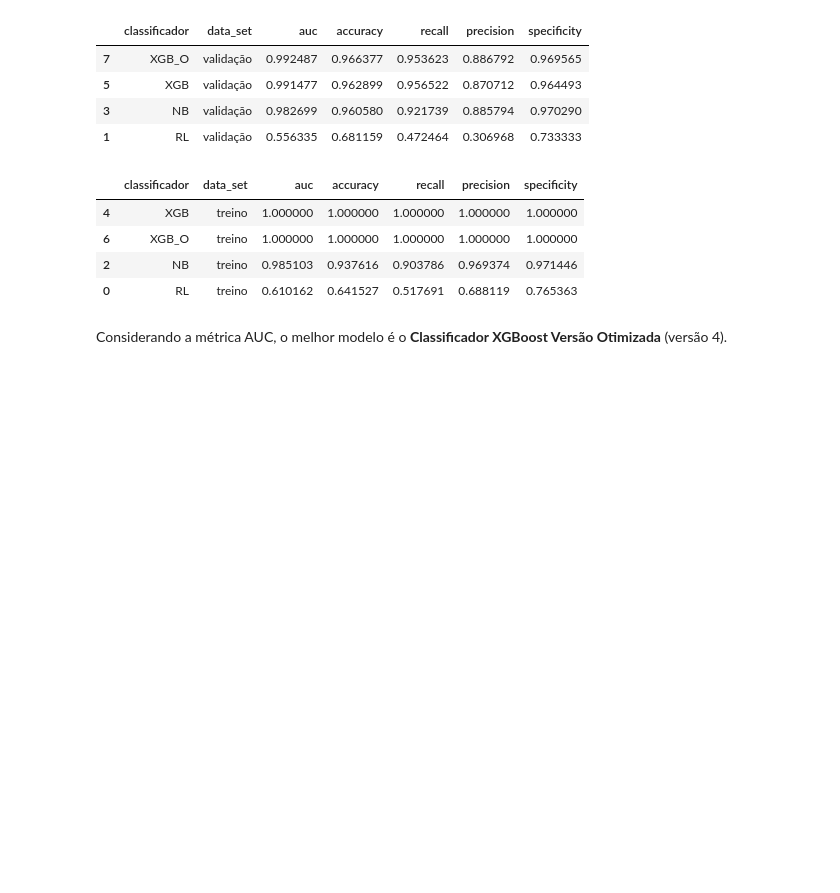
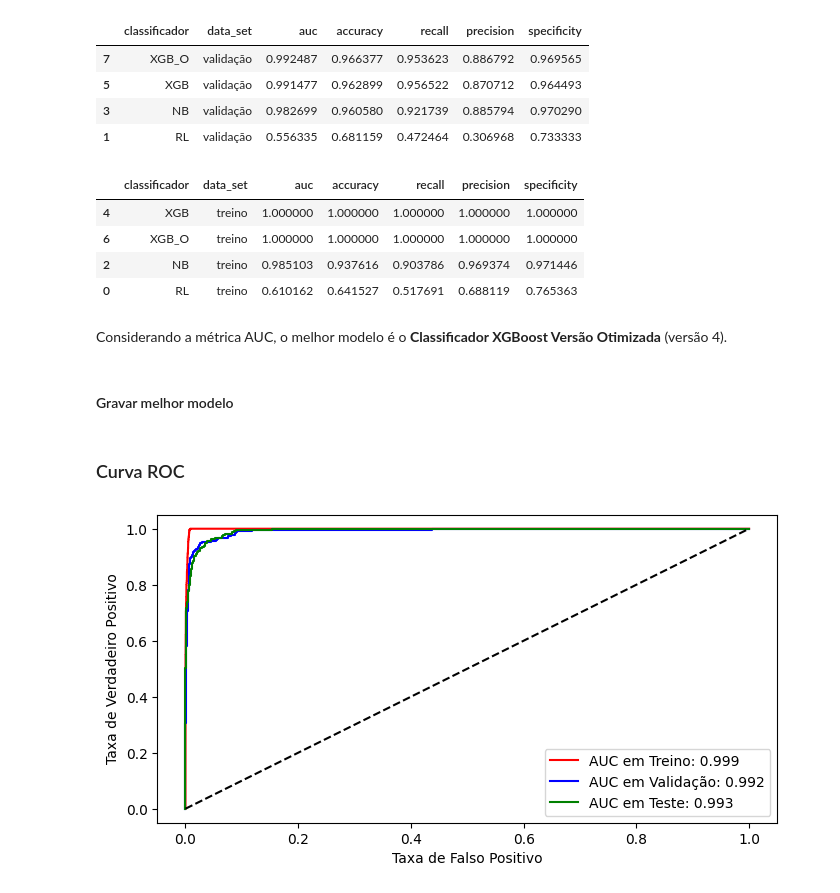
Before and after one commit to prisciladalepiane/machine-learning, a Jupyter notebook: 03-bio/02-previsao-epilepsia/Principal.ipynb, the cells around one changed output. Cells and saved outputs as stored; diff of their text form; code cells hidden in the pictures; blank space fills up the shorter version.

```diff
--- a/03-bio/02-previsao-epilepsia/Principal.ipynb
+++ b/03-bio/02-previsao-epilepsia/Principal.ipynb
@@ -688,3 +688,5 @@ df_results[df_results['data_set'] == 'treino'].sort_values(by = 'auc', ascending
 | 0 | RL | treino | 0.610162 | 0.641527 | 0.517691 | 0.688119 | 0.765363 |
 # %% [markdown]
 Considerando a métrica AUC, o melhor modelo é o **Classificador XGBoost Versão Otimizada** (versão 4).
+# %% [markdown]
+#### Gravar melhor modelo
@@ -690,0 +723,31 @@ Considerando a métrica AUC, o melhor modelo é o **Classificador XGBoost Versã
+# %%
+y_train_preds = melhor_modelo.predict_proba(X_train_tf)[:,1]
+y_valid_preds = melhor_modelo.predict_proba(X_valid_tf)[:,1]
+y_test_preds = melhor_modelo.predict_proba(X_test_tf)[:,1]
+# %% [markdown]
+### Curva ROC
+# %%
+# Calcula a curva ROC nos dados de treino
+fpr_train, tpr_train, thresholds_train = roc_curve(y_train, y_train_preds)
+auc_train = roc_auc_score(y_train, y_train_preds)
+
+# Calcula a curva ROC nos dados de validação
+fpr_valid, tpr_valid, thresholds_valid = roc_curve(y_valid, y_valid_preds)
+auc_valid = roc_auc_score(y_valid, y_valid_preds)
+
+# Calcula a curva ROC nos dados de teste
+fpr_test, tpr_test, thresholds_test = roc_curve(y_test, y_test_preds)
+auc_test = roc_auc_score(y_test, y_test_preds)
+
+# Plot
+plt.figure(figsize=(8,4))
+plt.plot(fpr_train, tpr_train, 'r-', label = 'AUC em Treino: %.3f' % auc_train)
+plt.plot(fpr_valid, tpr_valid, 'b-', label = 'AUC em Validação: %.3f' % auc_valid)
+plt.plot(fpr_test, tpr_test, 'g-', label = 'AUC em Teste: %.3f' % auc_test)
+plt.plot([0,1],[0,1],'k--')
+plt.xlabel('Taxa de Falso Positivo')
+plt.ylabel('Taxa de Verdadeiro Positivo')
+plt.legend()
+plt.show()
+# %% [output]
+[figure, added]
```
Also changed, not shown: parts of 3 cells of this notebook.
